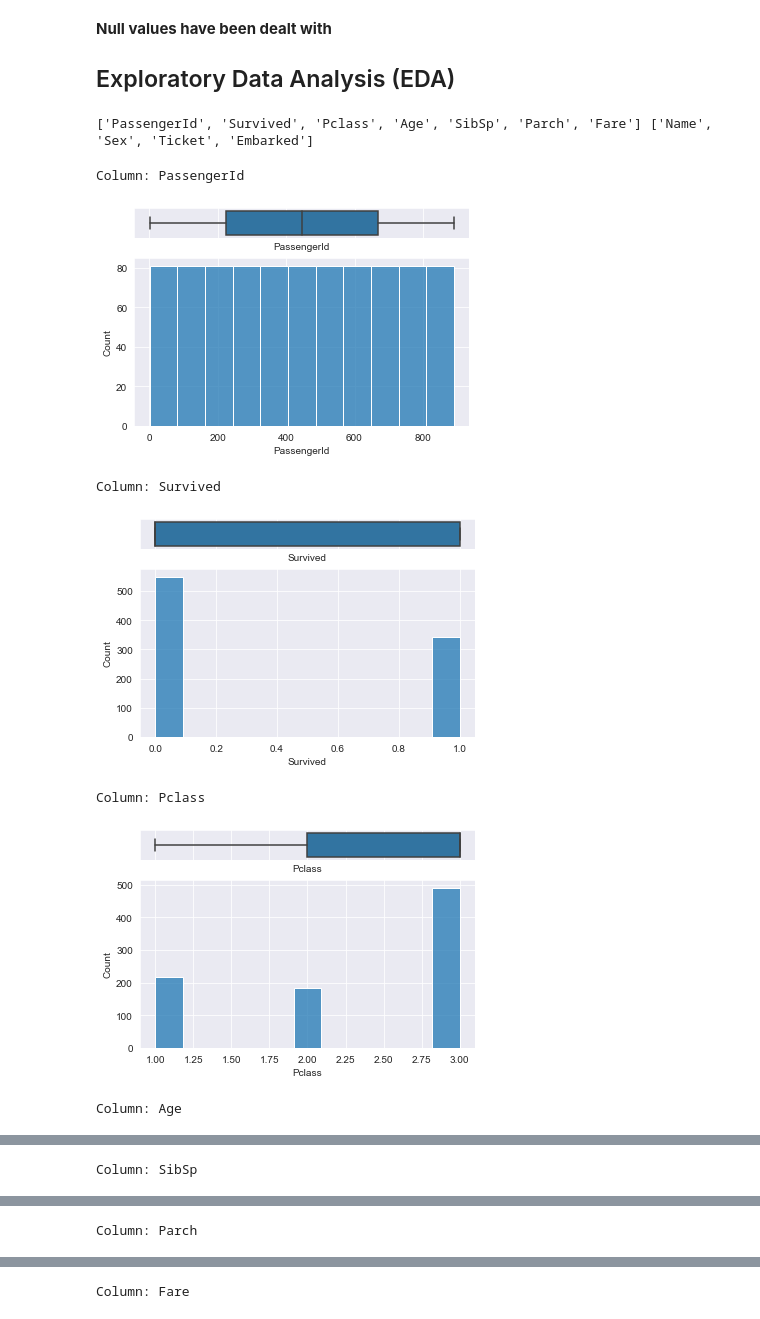
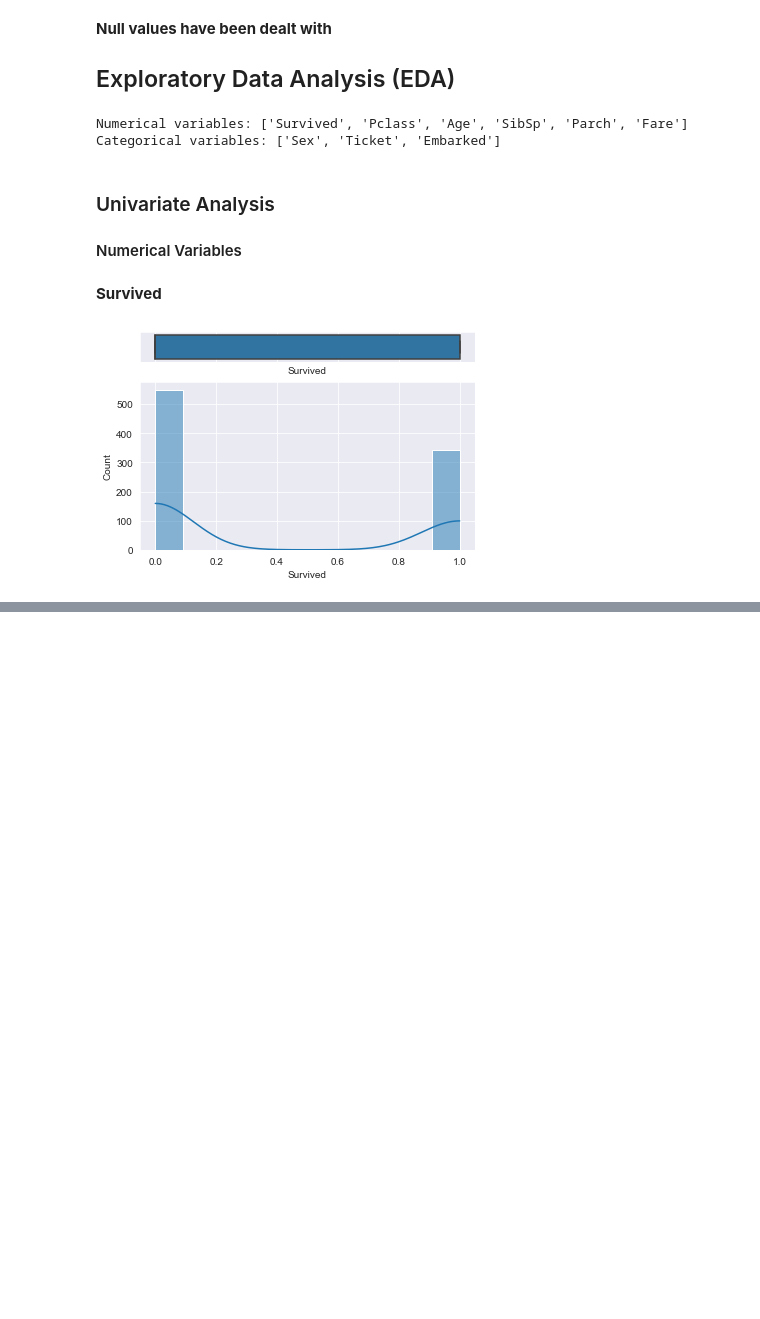
Before and after one commit to macedoti13/TitanicProject, a Jupyter notebook: Titanic_Project.ipynb, the cells around one changed output, grey strips where cells are left out. Cells and saved outputs as stored; diff of their text form; code cells hidden in the pictures; blank space fills up the shorter version.

Commit message:
numerical uv analysis

```diff
--- a/Titanic_Project.ipynb
+++ b/Titanic_Project.ipynb
@@ -149,7 +170,7 @@ def null_filler(dataframe):
     dataframe['Embarked'] = dataframe['Embarked'].fillna(df_train['Embarked'].mode().loc[0])
     for column in dataframe.columns:
         if dataframe[column].isnull().sum() > 0:
-            dataframe[column] = bdataframe[column].fillna(df_train[column].mode().loc[0])
+            dataframe[column] = dataframe[column].fillna(df_train[column].mode().loc[0])
     return dataframe
 # %%
 # dealing with null values from df_train
@@ -188,25 +205,22 @@ dtype: int64
 **Null values have been dealt with**
 ## Exploratory Data Analysis (EDA)
 # %%
-# separating numerical and categorical columns
-numerical_cols = df_train.select_dtypes(['float64', 'int64']).columns.tolist()
-categorical_cols = df_train.select_dtypes(['object']).columns.tolist()
-print(numerical_cols, categorical_cols)
+num_var = df_train.select_dtypes(['float64', 'int64']).columns.tolist()
+print(f'Numerical variables: {num_var}')
+cat_var = df_train.select_dtypes(['object']).columns.tolist()
+print(f'Categorical variables: {cat_var}')
 # %% [output]
-['PassengerId', 'Survived', 'Pclass', 'Age', 'SibSp', 'Parch', 'Fare'] ['Name', 'Sex', 'Ticket', 'Embarked']
+Numerical variables: ['Survived', 'Pclass', 'Age', 'SibSp', 'Parch', 'Fare']
+Categorical variables: ['Sex', 'Ticket', 'Embarked']
+# %% [markdown]
+### Univariate Analysis
+#### Numerical Variables
+# %% [markdown]
+**Survived**
 # %%
-for column in numerical_cols:
-    print('Column:', column)
-    f, (ax_box, ax_hist) = plt.subplots(2, sharex=True, gridspec_kw={'height_ratios':(.15, .85)})
-    sns.boxplot(x=column, data=df_train, ax=ax_box)
-    sns.histplot(x=column, data=df_train, ax=ax_hist)
-    ax_box.set(xlabel=column)
-    plt.show()
+f, (ax_box, ax_hist) = plt.subplots(2, sharex=True, gridspec_kw={'height_ratios':(.15, .85)})
+sns.boxplot(x='Survived', data=df_train, ax=ax_box)
+sns.histplot(x='Survived', kde=True, data=df_train, ax=ax_hist)
+plt.show()
 # %% [output]
-Column: PassengerId
-[figure, old version]
+[figure, new version]
-Column: Survived
-[figure, removed]
-Column: Pclass
-[figure, removed]
-Column: Age
@@ -214 +226,0 @@ Column: Age
-Column: SibSp
@@ -216 +226,0 @@ Column: SibSp
-Column: Parch
@@ -218 +226,0 @@ Column: Parch
-Column: Fare
```
Also changed, not shown: parts of 18 cells of this notebook.
